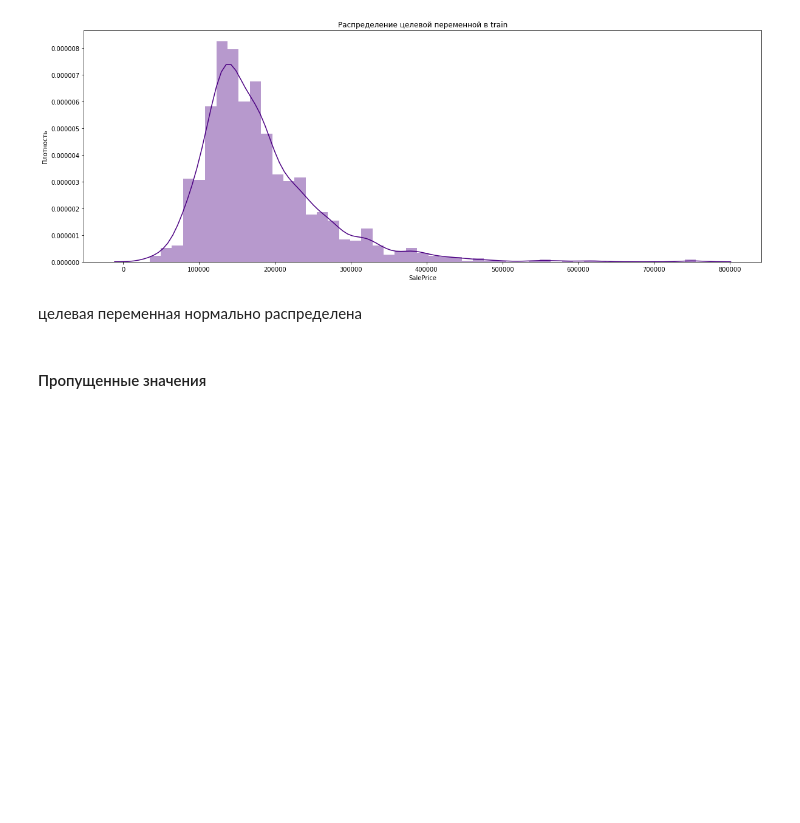
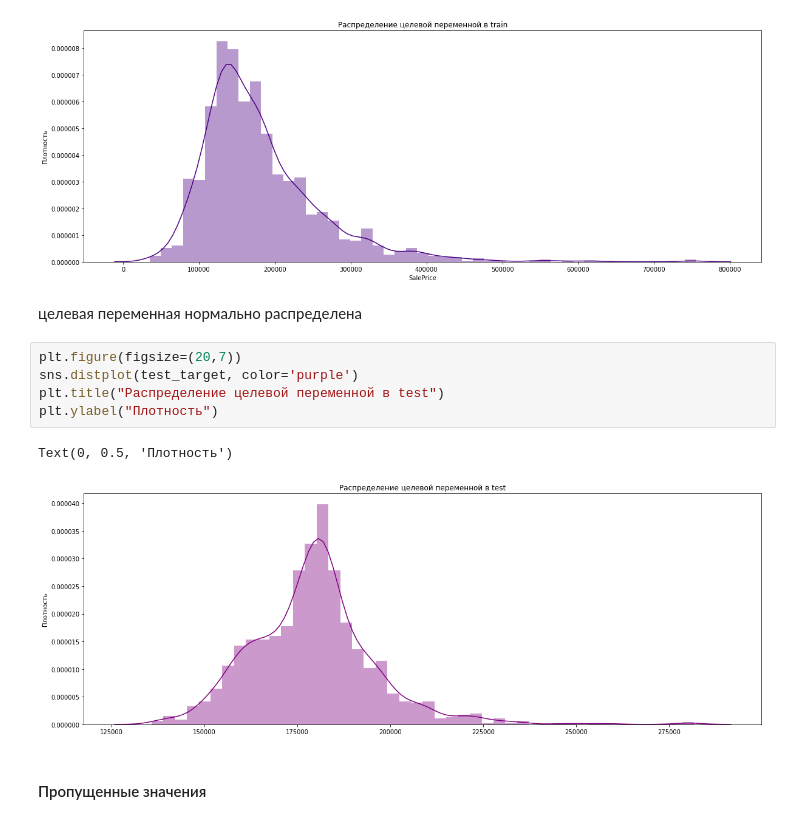
Before and after one commit to anyarulina/houseprices, a Jupyter notebook: House Prices.ipynb, the cells around one changed output. Cells and saved outputs as stored; diff of their text form; blank space fills up the shorter version.

```diff
--- a/House Prices.ipynb
+++ b/House Prices.ipynb
@@ -47,6 +48,14 @@ Text(0, 0.5, 'Плотность')
 [figure]
 # %% [markdown]
 целевая переменная нормально распределена
+# %%
+plt.figure(figsize=(20,7))
+sns.distplot(test_target, color='purple')
+plt.title("Распределение целевой переменной в test")
+plt.ylabel("Плотность")
+# %% [output]
+Text(0, 0.5, 'Плотность')
+[figure, added]
 # %% [markdown]
 #### Пропущенные значения
 # %%
```
Also changed, not shown: parts of 12 cells of this notebook.
